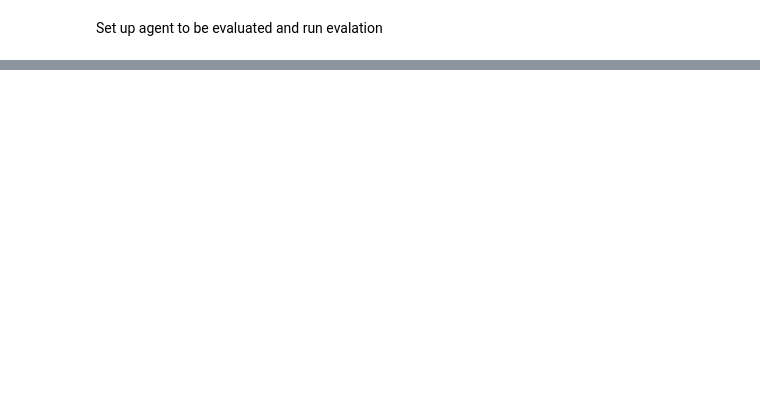
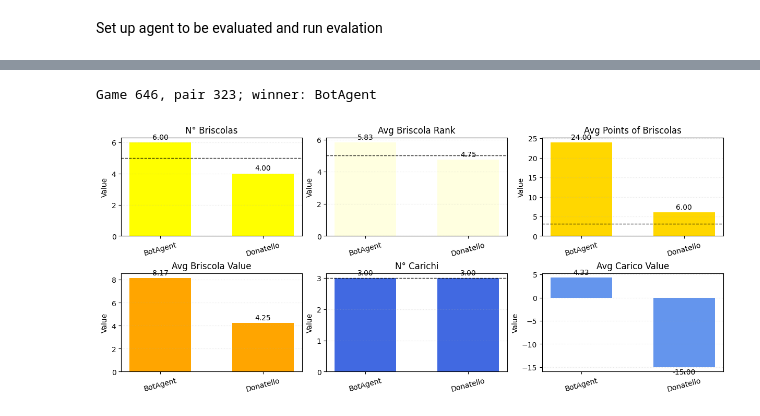
Before and after one commit to nicolapesaresi/Cardroom, a Jupyter notebook: cardroom/briscola/notebooks/evaluate_agent.ipynb, the cells around one changed output, grey strips where cells are left out. Drawn from its saved outputs; the diff is of its cells as text; code cells hidden in the pictures; blank space fills up the shorter version.

```diff
--- a/cardroom/briscola/notebooks/evaluate_agent.ipynb
+++ b/cardroom/briscola/notebooks/evaluate_agent.ipynb
@@ -35,0 +49,11 @@ Donatello_clone            8.727259e-01        False
+# %%
+res = eval.results
+res
+
+states = []
+for game in res["final_state"]:
+    states.append(game)
+
+deck = DeckMetricsEvaluator(states)
+
+deck.run()
@@ -35,0 +72,19 @@ Donatello_clone            8.727259e-01        False
+# %%
+opp = "BotAgent" # opponent to consider for analysis
+
+for opponent, opp_rows in res.groupby("opponent"):
+    if opponent != opp:
+        continue
+    for pair_id, g in opp_rows.groupby("pair_id"):
+        if g["winner"].tolist() == [opp, opp]: # analyze pair where agent lost both games
+            for game_idx, row in g.iterrows():
+                print(f"Game {game_idx}, pair {row['pair_id']}; winner: {row['winner']}")
+                deckeval = DeckMetricsEvaluator([row["final_state"]])
+                deckeval.run()
+                if input("Show next game? [y/n] ") == "n":
+                    break
+                else:
+                    clear_output(wait=True)
+# %% [output]
+Game 646, pair 323; winner: BotAgent
+[figure, added]
```
Also changed, not shown: parts of 5 cells of this notebook, 5 other files.
